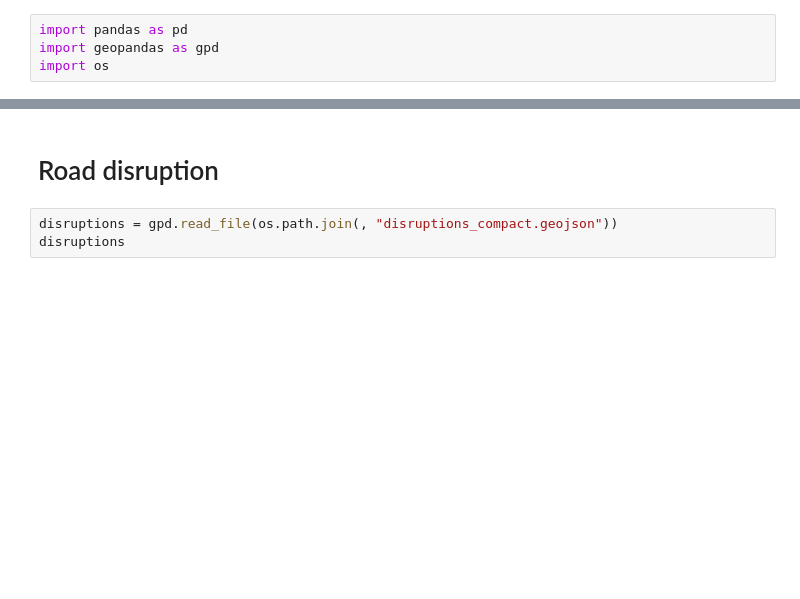
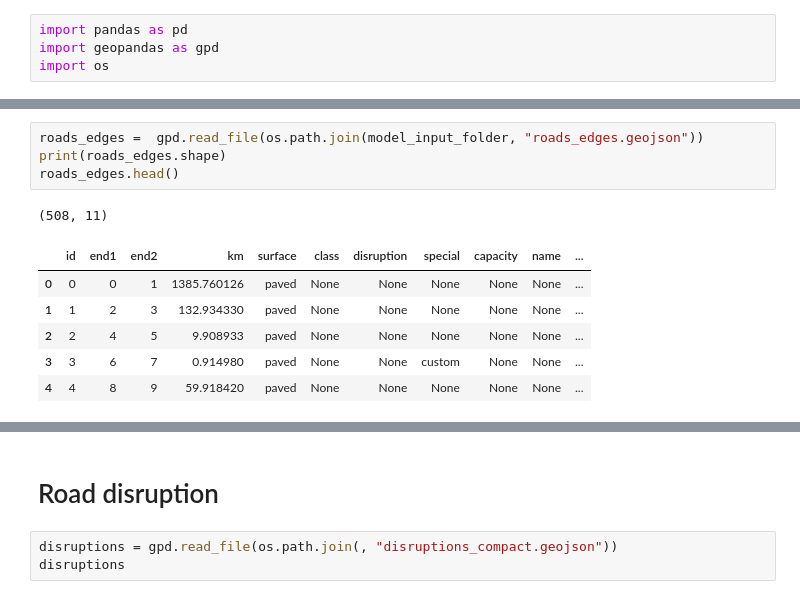
Before and after one commit to ccolon/disrupt-sc, a Jupyter notebook: dataprep/Disruptions.ipynb, the cells around one changed output, grey strips where cells are left out. Cells and saved outputs as stored; diff of their text form; blank space fills up the shorter version.

```diff
--- a/dataprep/Disruptions.ipynb
+++ b/dataprep/Disruptions.ipynb
@@ -6,0 +64,12 @@ input_folder = os.path.join('..', '..', '..', 'Ecuador', 'Data', 'Structured', '
+# %%
+roads_edges =  gpd.read_file(os.path.join(model_input_folder, "roads_edges.geojson"))
+print(roads_edges.shape)
+roads_edges.head()
+# %% [output]
+(508, 11)
+|  | id | end1 | end2 | km | surface | class | disruption | special | capacity | name | ... |
+| 0 | 0 | 0 | 1 | 1385.760126 | paved | None | None | None | None | None | ... |
+| 1 | 1 | 2 | 3 | 132.934330 | paved | None | None | None | None | None | ... |
+| 2 | 2 | 4 | 5 | 9.908933 | paved | None | None | None | None | None | ... |
+| 3 | 3 | 6 | 7 | 0.914980 | paved | None | None | custom | None | None | ... |
+| 4 | 4 | 8 | 9 | 59.918420 | paved | None | None | None | None | None | ... |
```
Also changed, not shown: parts of 6 cells of this notebook, 22 other files.
